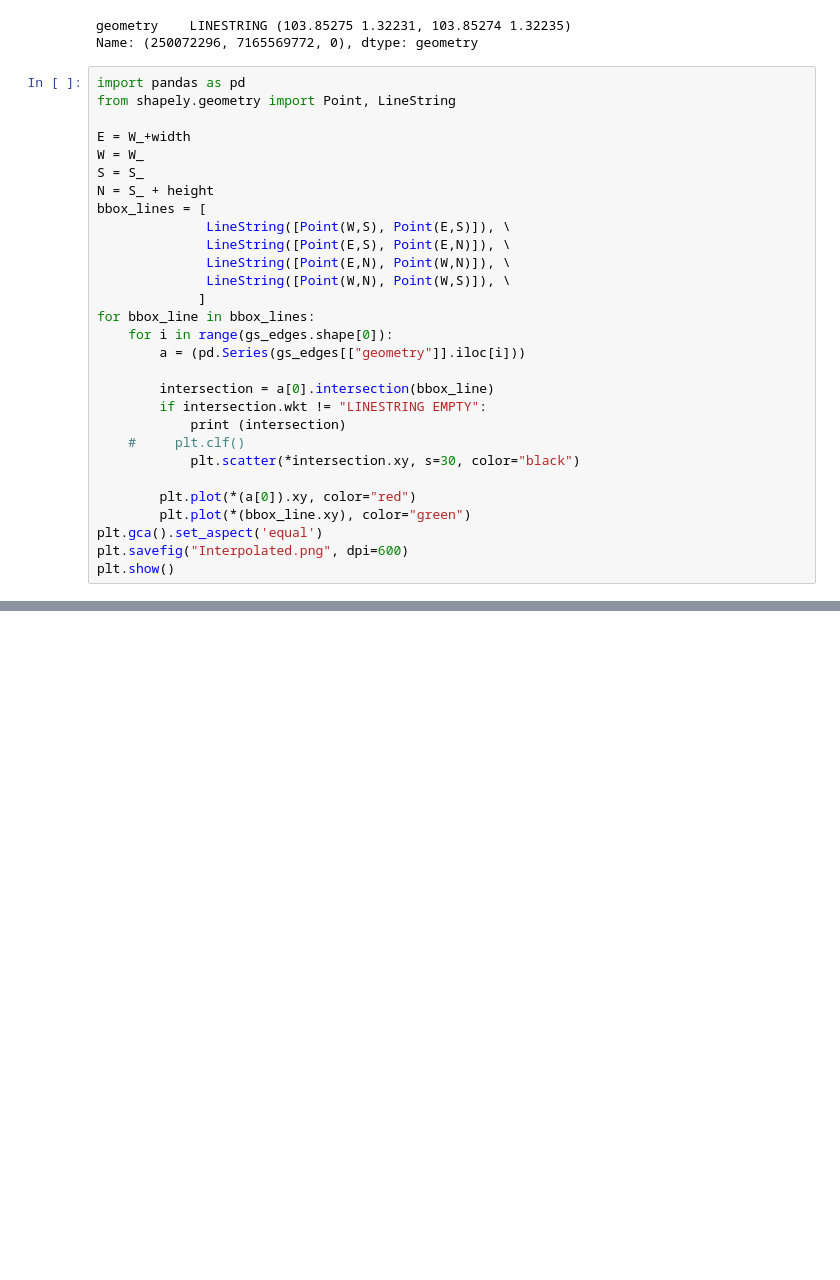
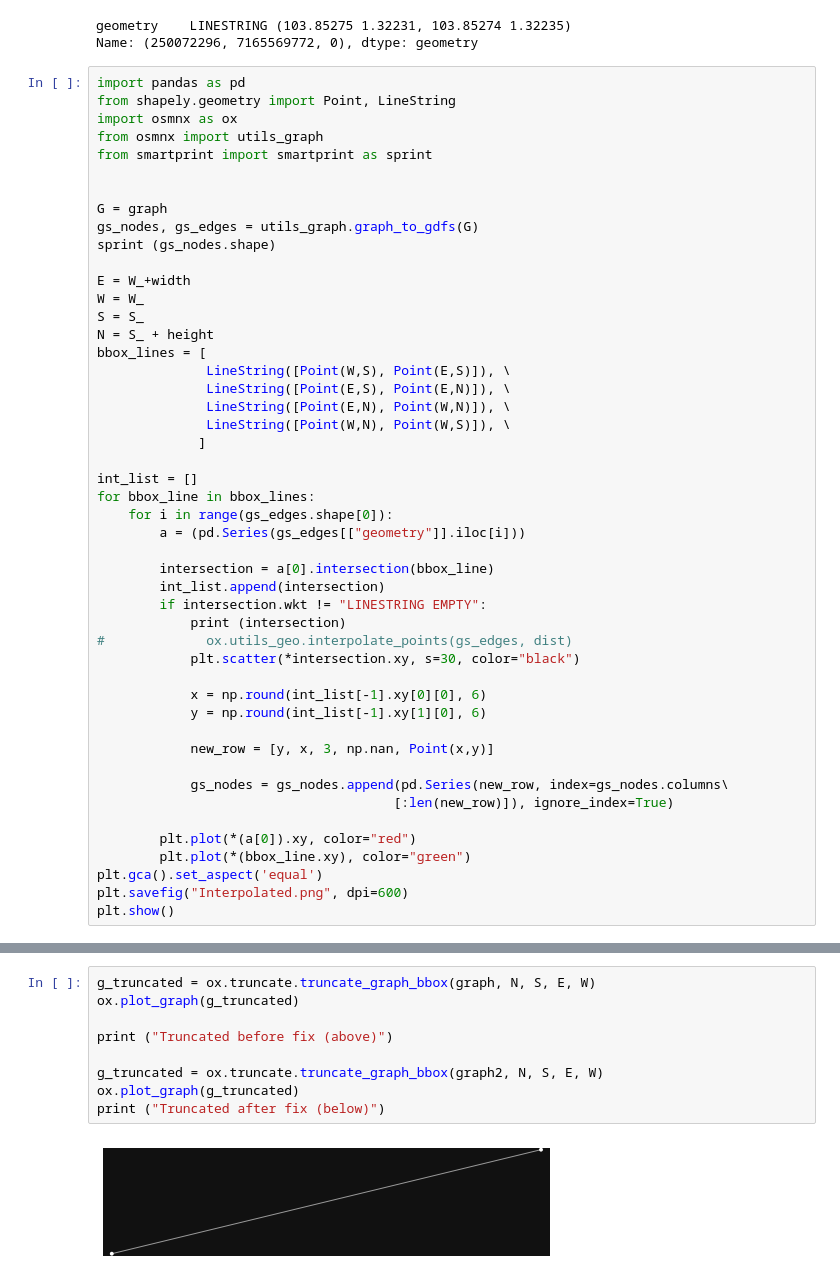
Before and after one commit to mie-lab/Urbanscales, a Jupyter notebook: results_full_data-fi/empty_tiles/A_Untitled.ipynb, the cells around one changed output, grey strips where cells are left out. Drawn from its saved outputs; the diff is of its cells as text; blank space fills up the shorter version.

```diff
--- a/results_full_data-fi/empty_tiles/A_Untitled.ipynb
+++ b/results_full_data-fi/empty_tiles/A_Untitled.ipynb
@@ -100,6 +97,14 @@ Name: (250072296, 7165569772, 0), dtype: geometry
 # %%
 import pandas as pd
 from shapely.geometry import Point, LineString
+import osmnx as ox
+from osmnx import utils_graph
+from smartprint import smartprint as sprint
+
+
+G = graph
+gs_nodes, gs_edges = utils_graph.graph_to_gdfs(G)
+sprint (gs_nodes.shape)
 
 E = W_+width
 W = W_
@@ -111,15 +116,26 @@ bbox_lines = [
               LineString([Point(E,N), Point(W,N)]), \
               LineString([Point(W,N), Point(W,S)]), \
              ]
+
+int_list = []
 for bbox_line in bbox_lines:
     for i in range(gs_edges.shape[0]):
         a = (pd.Series(gs_edges[["geometry"]].iloc[i]))
 
         intersection = a[0].intersection(bbox_line)
+        int_list.append(intersection)
         if intersection.wkt != "LINESTRING EMPTY":
             print (intersection)
-    #     plt.clf()
+#             ox.utils_geo.interpolate_points(gs_edges, dist)
             plt.scatter(*intersection.xy, s=30, color="black")
+
+            x = np.round(int_list[-1].xy[0][0], 6)
+            y = np.round(int_list[-1].xy[1][0], 6)
+
+            new_row = [y, x, 3, np.nan, Point(x,y)]
+
+            gs_nodes = gs_nodes.append(pd.Series(new_row, index=gs_nodes.columns\
+                                      [:len(new_row)]), ignore_index=True)
 
         plt.plot(*(a[0]).xy, color="red")
         plt.plot(*(bbox_line.xy), color="green")
@@ -142,0 +218,11 @@ a[0].wherekt
+# %%
+g_truncated = ox.truncate.truncate_graph_bbox(graph, N, S, E, W)
+ox.plot_graph(g_truncated)
+
+print ("Truncated before fix (above)")
+
+g_truncated = ox.truncate.truncate_graph_bbox(graph2, N, S, E, W)
+ox.plot_graph(g_truncated)
+print ("Truncated after fix (below)")
+# %% [output]
+[figure, added]
```
Also changed, not shown: parts of 14 cells of this notebook.
